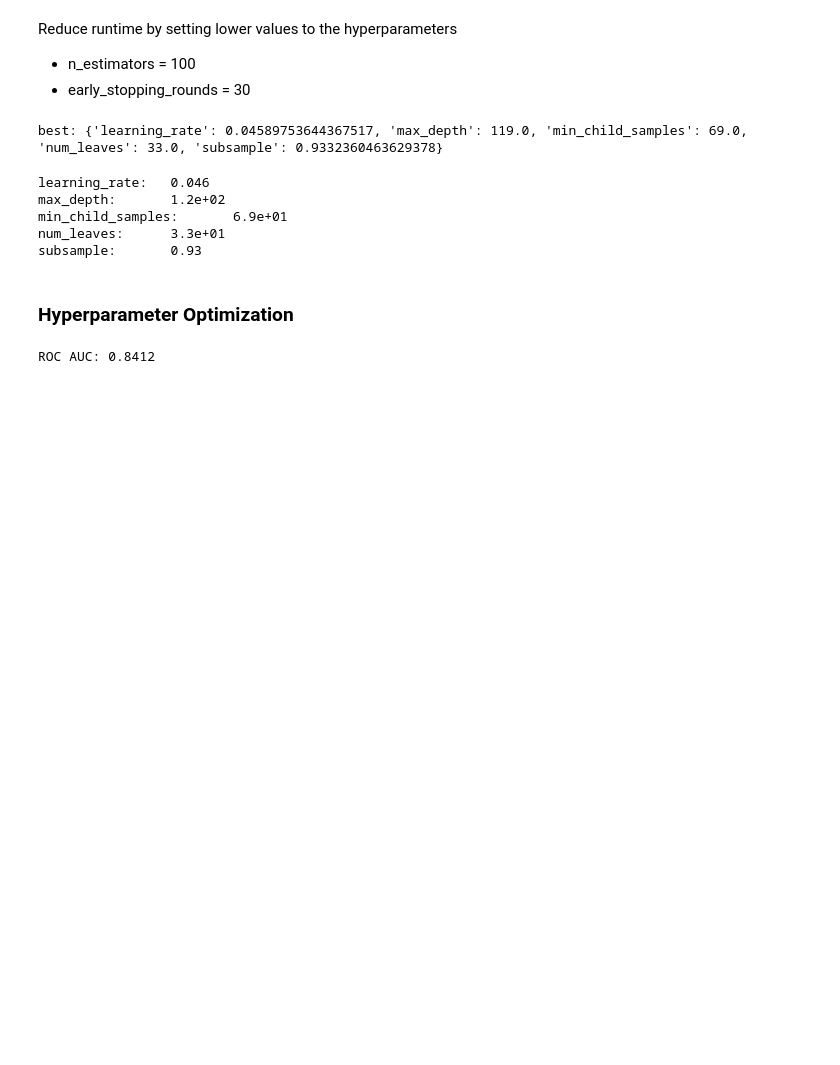
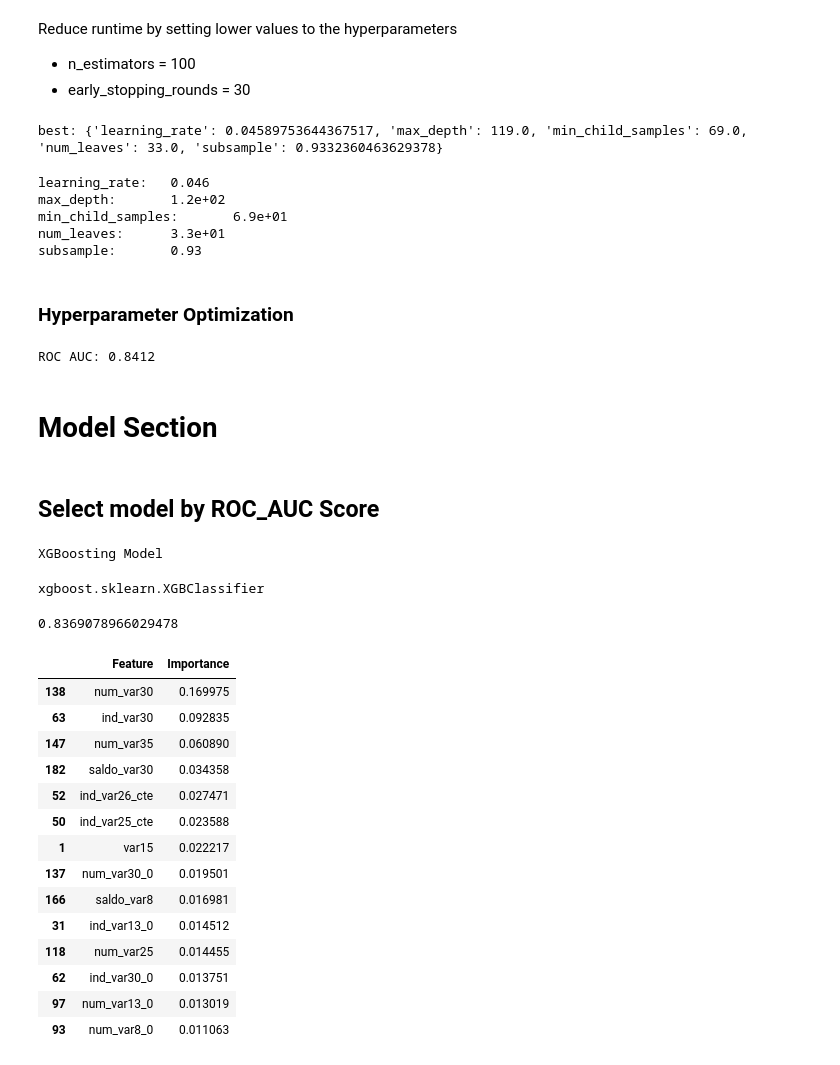
Before and after one commit to LanguageExchanger/Classification, a Jupyter notebook: santander-customer-satisfaction.ipynb, the cells around one changed output. Cells and saved outputs as stored; diff of their text form; code cells hidden in the pictures; blank space fills up the shorter version.

```diff
--- a/santander-customer-satisfaction.ipynb
+++ b/santander-customer-satisfaction.ipynb
@@ -450,3 +450,44 @@ lgbm_roc_score = roc_auc_score(y_test, lgbm_clf.predict_proba(X_test)[:,1])
 print('ROC AUC: {0:.4f}'.format(lgbm_roc_score))
 # %% [output]
 ROC AUC: 0.8412
+# %% [markdown]
+# Model Section
+# %% [markdown]
+## Select model by ROC_AUC Score
+# %%
+    if lgbm_roc_score >= xgb_roc_score:
+        print("LightGBM Model")
+    else:
+        print("XGBoosting Model")
+# %% [output]
+XGBoosting Model
+# %%
+type(xgb_clf)
+# %% [output]
+xgboost.sklearn.XGBClassifier
+# %%
+xgb_clf.best_score
+# %% [output]
+0.8369078966029478
+# %%
+importances = xgb_clf.feature_importances_
+feature_names = xgb_clf.feature_names_in_
+importance_df = pd.DataFrame({'Feature': feature_names, 'Importance': importances})
+importance_df = importance_df.sort_values(by='Importance', ascending=False)
+importance_df.head(14)
+# %% [output]
+|  | Feature | Importance |
+| 138 | num_var30 | 0.169975 |
+| 63 | ind_var30 | 0.092835 |
+| 147 | num_var35 | 0.060890 |
+| 182 | saldo_var30 | 0.034358 |
+| 52 | ind_var26_cte | 0.027471 |
+| 50 | ind_var25_cte | 0.023588 |
+| 1 | var15 | 0.022217 |
+| 137 | num_var30_0 | 0.019501 |
+| 166 | saldo_var8 | 0.016981 |
+| 31 | ind_var13_0 | 0.014512 |
+| 118 | num_var25 | 0.014455 |
+| 62 | ind_var30_0 | 0.013751 |
+| 97 | num_var13_0 | 0.013019 |
+| 93 | num_var8_0 | 0.011063 |
```
Also changed, not shown: parts of 12 cells of this notebook.
